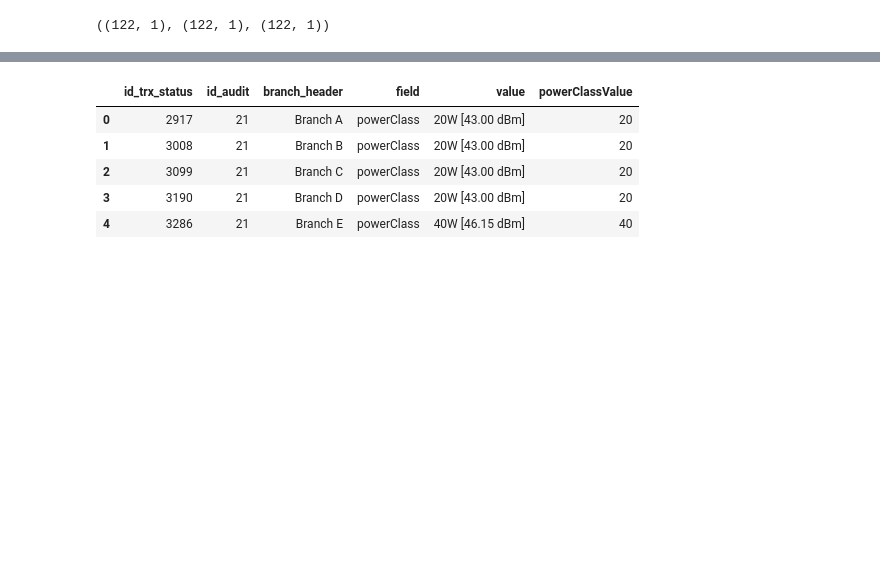
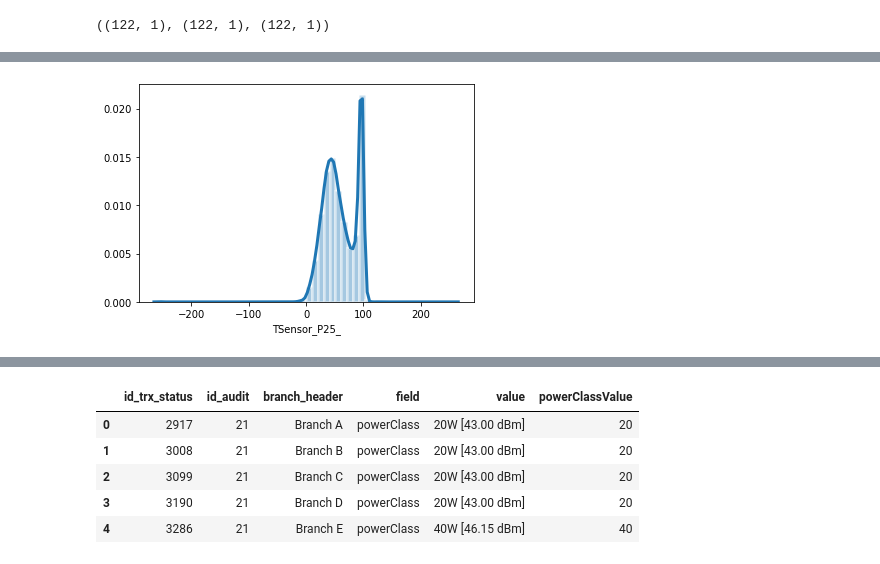
Before and after one commit to lingouzhu/AICampus, a Jupyter notebook: project5Sensors/exploreSensorsDataset.ipynb, the cells around one changed output, grey strips where cells are left out. Saved outputs shown, nothing was run; the diff lists cells and outputs as text; code cells hidden in the pictures; blank space fills up the shorter version.

```diff
--- a/project5Sensors/exploreSensorsDataset.ipynb
+++ b/project5Sensors/exploreSensorsDataset.ipynb
@@ -399,0 +413,4 @@ sns.scatterplot(data = sens24_25, x = "TSensor_P24_", y = "TSensor_P25_", hue="r
+# %%
+ax = sns.distplot(sens24_25.TSensor_P25_, hist=True, hist_kws={"edgecolor": 'w', "linewidth": 3}, kde_kws={"linewidth": 3})
+# %% [output]
+[figure, added]
```
Also changed, not shown: parts of 8 cells of this notebook, 7 other files.
